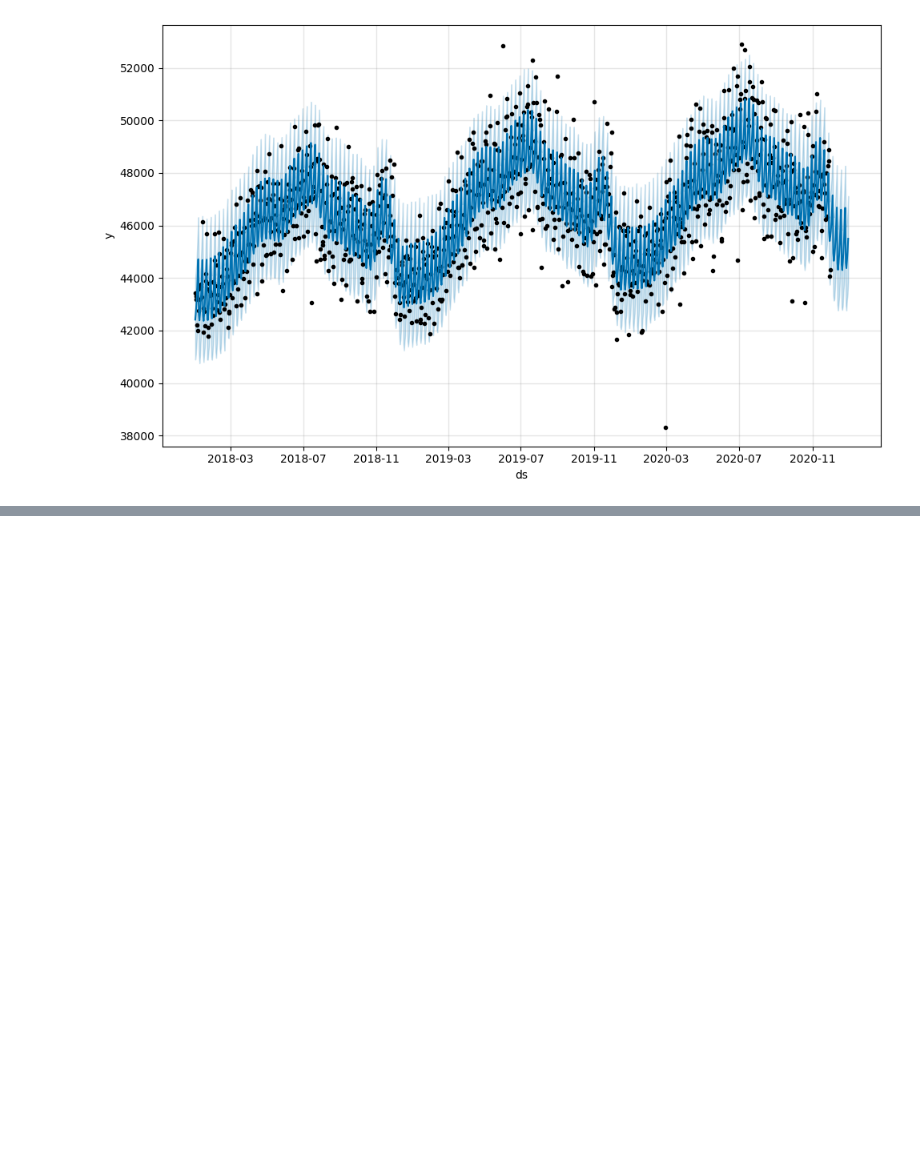
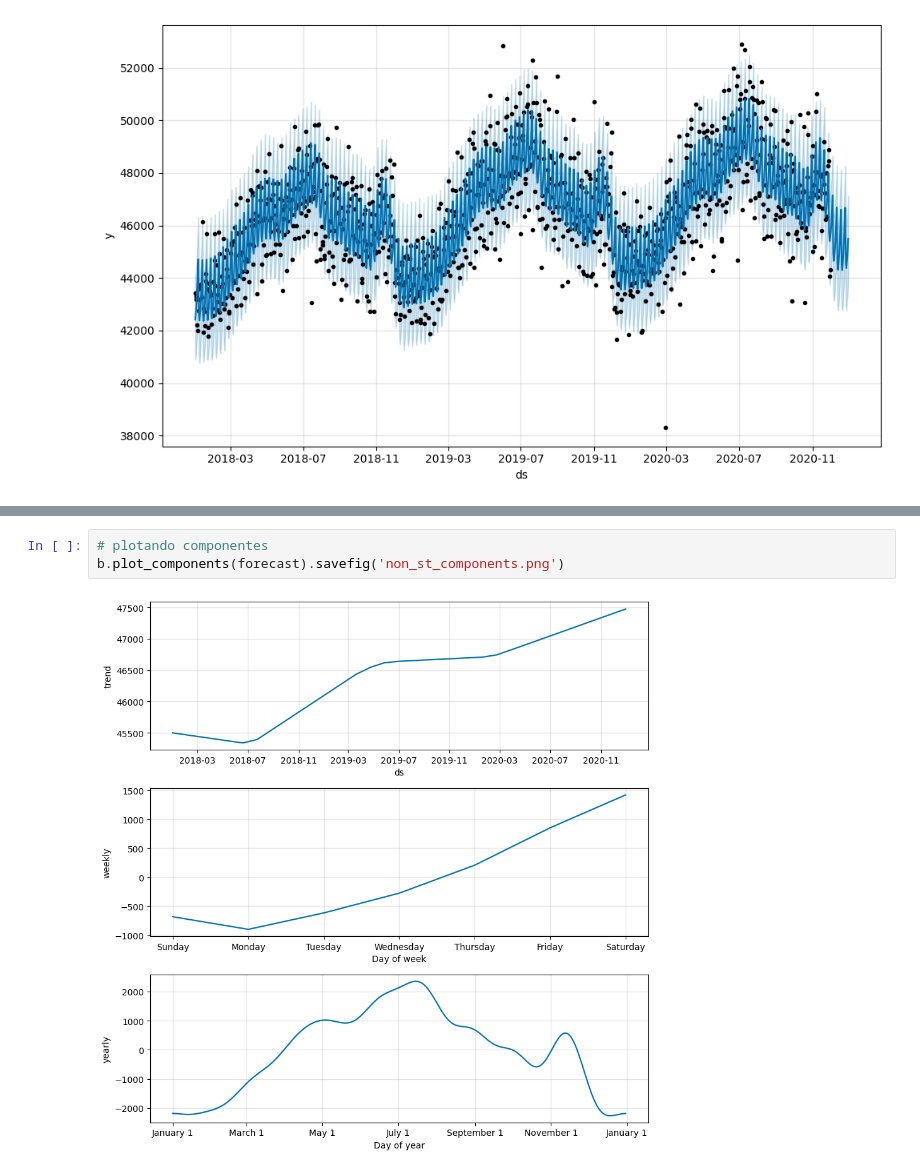
Before and after one commit to JhonnyLimachi/Sigmoidal, a Jupyter notebook: 41_Time_Series_com_Prophet_do_Facebook.ipynb, the cells around one changed output, grey strips where cells are left out. Saved outputs shown, nothing was run; the diff lists cells and outputs as text; blank space fills up the shorter version.

```diff
--- a/41_Time_Series_com_Prophet_do_Facebook.ipynb
+++ b/41_Time_Series_com_Prophet_do_Facebook.ipynb
@@ -169,0 +178,5 @@ b.plot(forecast).savefig('forecast_non_stationary.png')
+# %%
+# plotando componentes
+b.plot_components(forecast).savefig('non_st_components.png')
+# %% [output]
+[figure, added]
```
Also changed, not shown: parts of 2 cells of this notebook.
